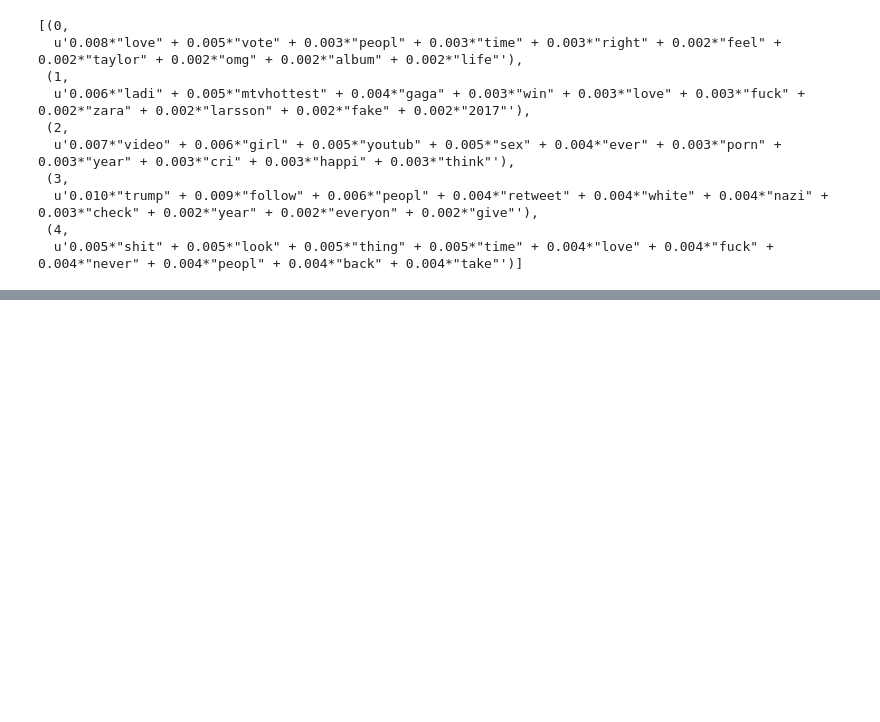
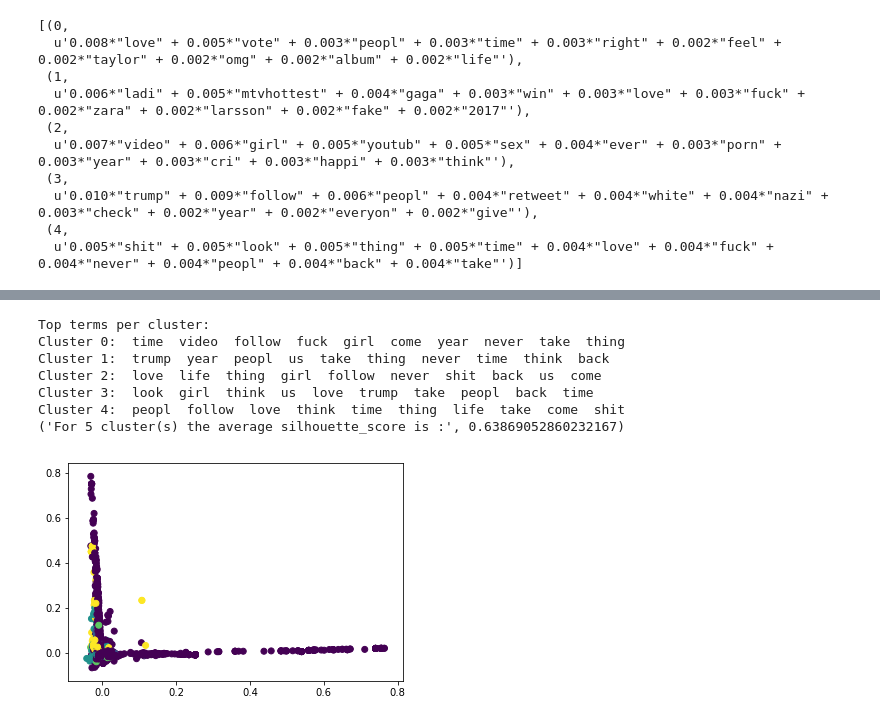
Before and after one commit to keangcheang/Springboard_exercise, a Jupyter notebook: Second_Capstone/Twitter_Topic_Modeling.ipynb, the cells around one changed output, grey strips where cells are left out. Cells and saved outputs as stored; diff of their text form; code cells hidden in the pictures; blank space fills up the shorter version.

```diff
--- a/Second_Capstone/Twitter_Topic_Modeling.ipynb
+++ b/Second_Capstone/Twitter_Topic_Modeling.ipynb
@@ -345,0 +474,47 @@ http://pandas.pydata.org/pandas-docs/stable/indexing.html#ix-indexer-is-deprecat
+# %%
+def new_k_test(k, max_df, min_df,pca_num) :
+    vectorizer = TfidfVectorizer(max_df=max_df, min_df=min_df, sublinear_tf=True,
+                             ngram_range=(1,3), stop_words=en_stop)
+    X = vectorizer.fit_transform(train)
+    model = KMeans(n_clusters=k)
+    #, init='k-means++', max_iter=100, n_init=1
+    model.fit(X)
+    y_kmeans = model.predict(X)
+
+    print("Top terms per cluster:")
+    order_centroids = model.cluster_centers_.argsort()[:, ::-1]
+    terms = vectorizer.get_feature_names()
+    for i in range(k):
+        print("Cluster %d:" % i),
+        for ind in order_centroids[i, :15]:
+            print(' %s' % terms[ind]),
+        print
+
+    centroids = model.cluster_centers_
+    labels = model.labels_
+    clusters = model.labels_.tolist()
+
+    silhouette_avg = silhouette_score(X, labels)
+    print("For " + str(k) + " cluster(s)" +  " the average silhouette_score is :", silhouette_avg)
+
+    pipeline = Pipeline([
+        ('vect', CountVectorizer()),
+        ('tfidf', TfidfTransformer()),
+    ])
+    Y = pipeline.fit_transform(train).todense()
+
+    pca = PCA(n_components=pca_num).fit(Y)
+    data2D = pca.transform(Y)
+    plt.scatter(data2D[:,0], data2D[:,1], c=labels)
+    plt.show()
+# %%
+new_k_test(5,1.0,0.015,5)
+# %% [output]
+Top terms per cluster:
+Cluster 0:  time  video  follow  fuck  girl  come  year  never  take  thing
+Cluster 1:  trump  year  peopl  us  take  thing  never  time  think  back
+Cluster 2:  love  life  thing  girl  follow  never  shit  back  us  come
+Cluster 3:  look  girl  think  us  love  trump  take  peopl  back  time
+Cluster 4:  peopl  follow  love  think  time  thing  life  take  come  shit
+('For 5 cluster(s) the average silhouette_score is :', 0.63869052860232167)
+[figure, added]
```
Also changed, not shown: parts of 26 cells of this notebook.
